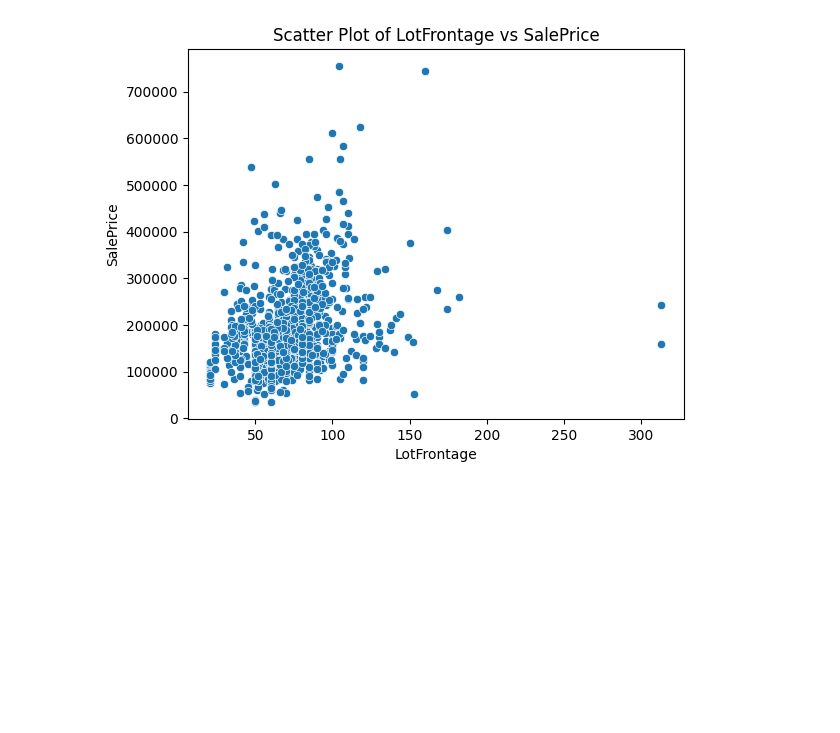
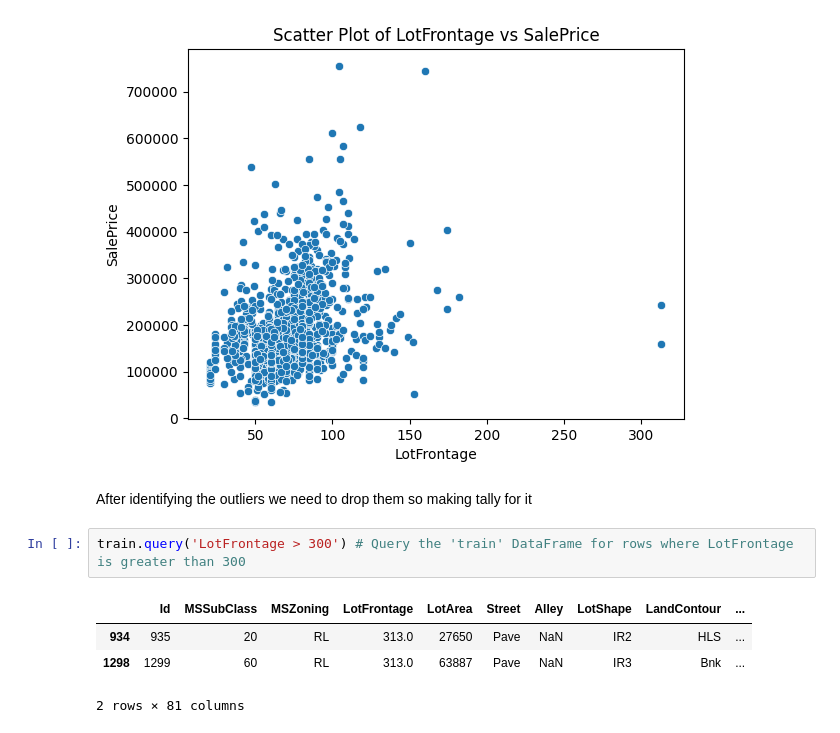
Before and after one commit to theakash07/Machine_learning, a Jupyter notebook: HousePricePrediction.ipynb, the cells around one changed output. Drawn from its saved outputs; the diff is of its cells as text; blank space fills up the shorter version.

```diff
--- a/HousePricePrediction.ipynb
+++ b/HousePricePrediction.ipynb
@@ -145,3 +145,13 @@ plt.title('Scatter Plot of LotFrontage vs SalePrice')  # Set the title of the pl
 plt.show()  # Display the plot
 # %% [output]
 [figure]
+# %% [markdown]
+After identifying the outliers we need to drop them
+so making tally for it
+# %%
+train.query('LotFrontage > 300') # Query the 'train' DataFrame for rows where LotFrontage is greater than 300
+# %% [output]
+|  | Id | MSSubClass | MSZoning | LotFrontage | LotArea | Street | Alley | LotShape | LandContour | ... |
+| 934 | 935 | 20 | RL | 313.0 | 27650 | Pave | NaN | IR2 | HLS | ... |
+| 1298 | 1299 | 60 | RL | 313.0 | 63887 | Pave | NaN | IR3 | Bnk | ... |
+2 rows × 81 columns
```
Also changed, not shown: parts of 4 cells of this notebook.
